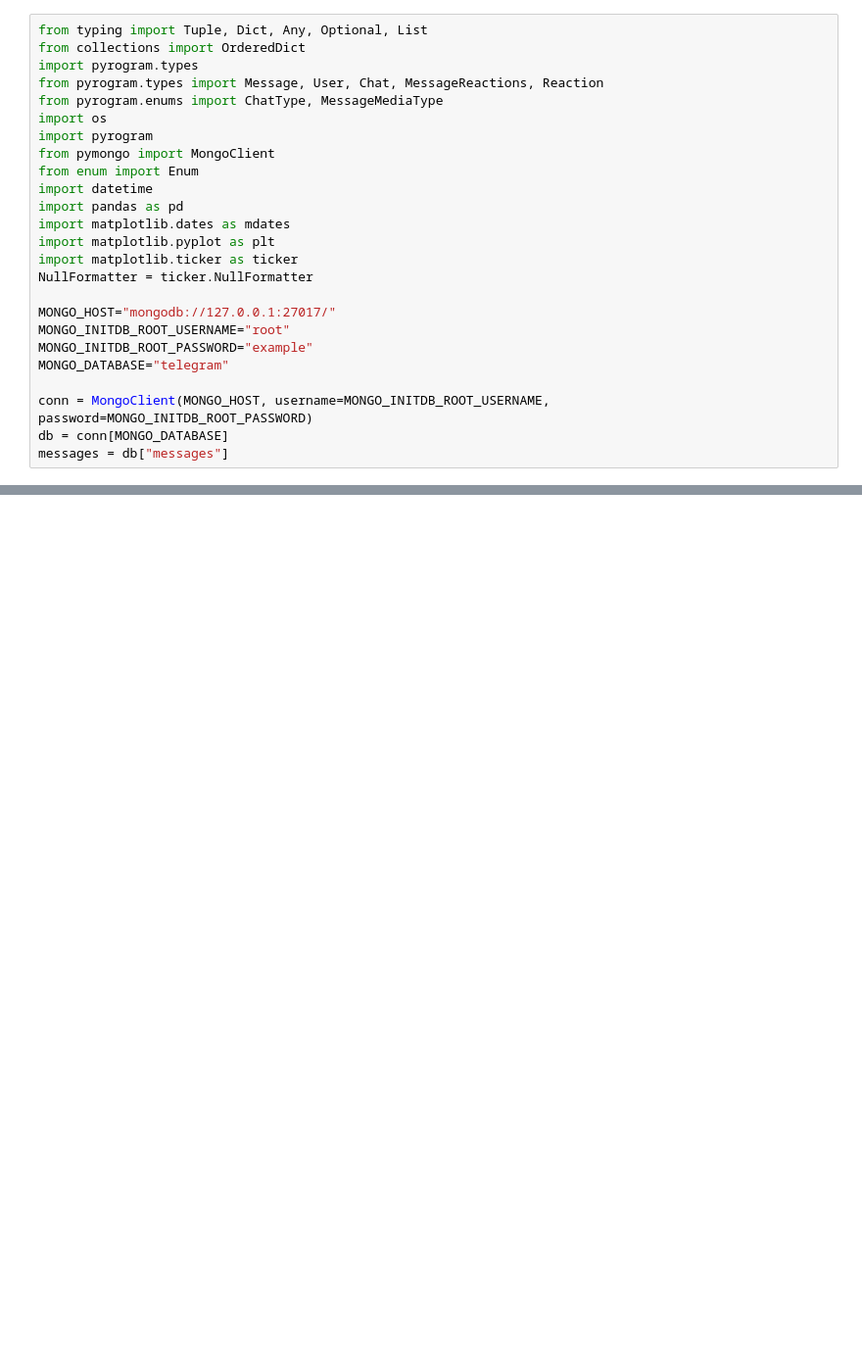
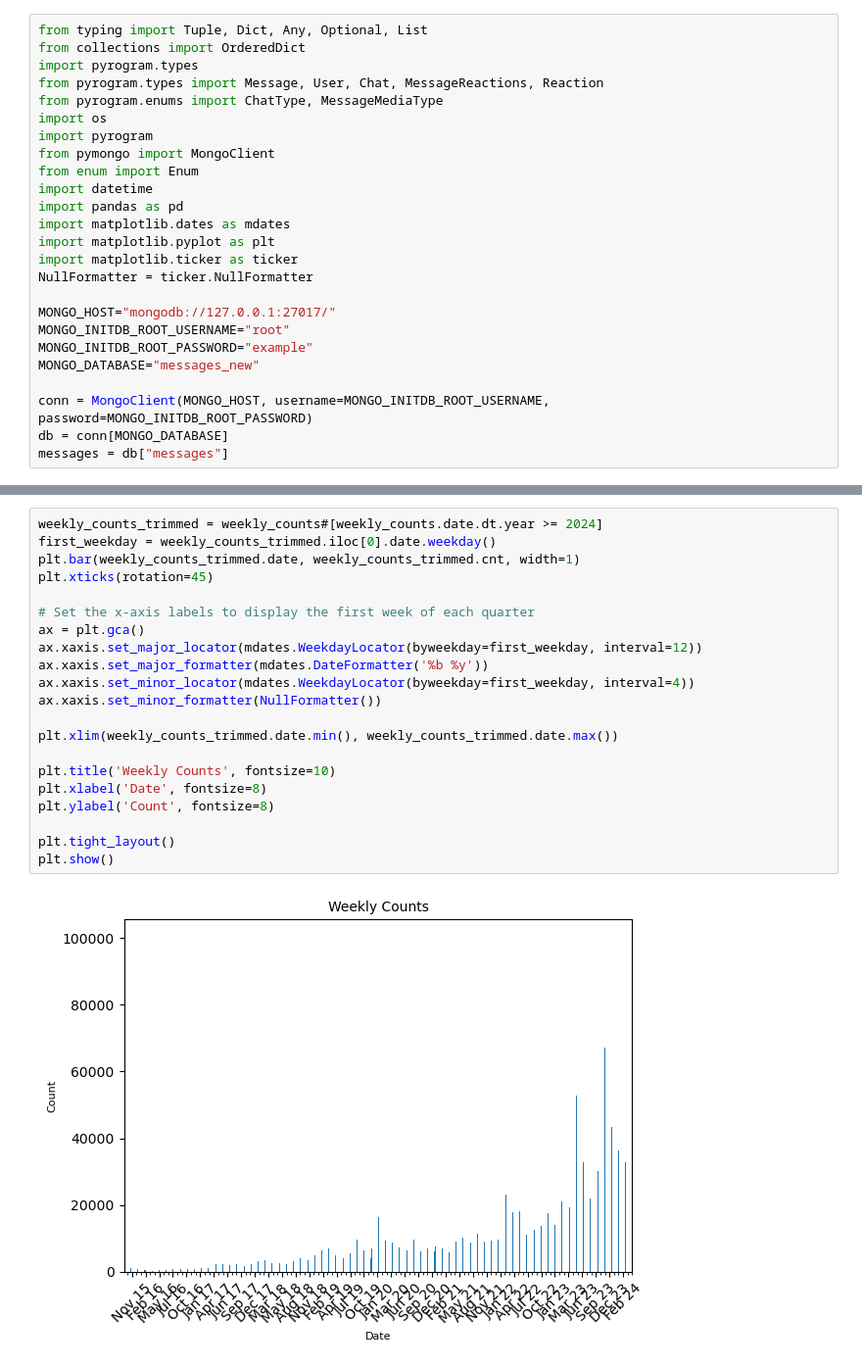
Before and after one commit to msx98/telelog, a Jupyter notebook: Experiments/check_count_mongo.ipynb, the cells around one changed output, grey strips where cells are left out. Shown at 98% size. Drawn from its saved outputs; the diff is of its cells as text; blank space fills up the shorter version.

```diff
--- a/Experiments/check_count_mongo.ipynb
+++ b/Experiments/check_count_mongo.ipynb
@@ -18,7 +18,7 @@ NullFormatter = ticker.NullFormatter
 MONGO_HOST="mongodb://127.0.0.1:27017/"
 MONGO_INITDB_ROOT_USERNAME="root"
 MONGO_INITDB_ROOT_PASSWORD="example"
-MONGO_DATABASE="telegram"
+MONGO_DATABASE="messages_new"
 
 conn = MongoClient(MONGO_HOST, username=MONGO_INITDB_ROOT_USERNAME, password=MONGO_INITDB_ROOT_PASSWORD)
 db = conn[MONGO_DATABASE]
@@ -115,0 +54,23 @@ weekly_counts
+# %%
+weekly_counts_trimmed = weekly_counts#[weekly_counts.date.dt.year >= 2024]
+first_weekday = weekly_counts_trimmed.iloc[0].date.weekday()
+plt.bar(weekly_counts_trimmed.date, weekly_counts_trimmed.cnt, width=1)
+plt.xticks(rotation=45)
+
+# Set the x-axis labels to display the first week of each quarter
+ax = plt.gca()
+ax.xaxis.set_major_locator(mdates.WeekdayLocator(byweekday=first_weekday, interval=12))
+ax.xaxis.set_major_formatter(mdates.DateFormatter('%b %y'))
+ax.xaxis.set_minor_locator(mdates.WeekdayLocator(byweekday=first_weekday, interval=4))
+ax.xaxis.set_minor_formatter(NullFormatter())
+
+plt.xlim(weekly_counts_trimmed.date.min(), weekly_counts_trimmed.date.max())
+
+plt.title('Weekly Counts', fontsize=10)
+plt.xlabel('Date', fontsize=8)
+plt.ylabel('Count', fontsize=8)
+
+plt.tight_layout()
+plt.show()
+# %% [output]
+[figure, added]
```
Also changed, not shown: parts of 5 cells of this notebook.
